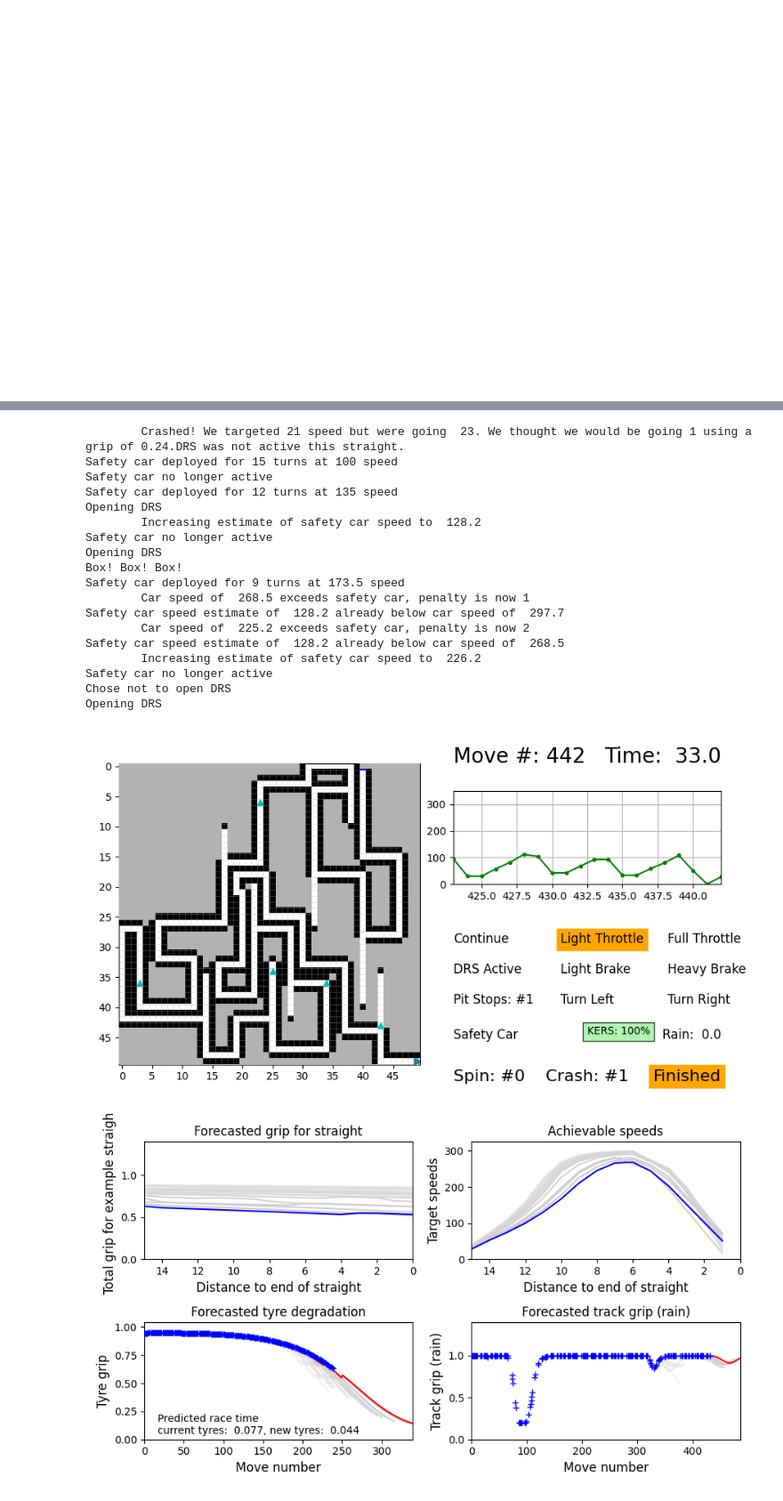
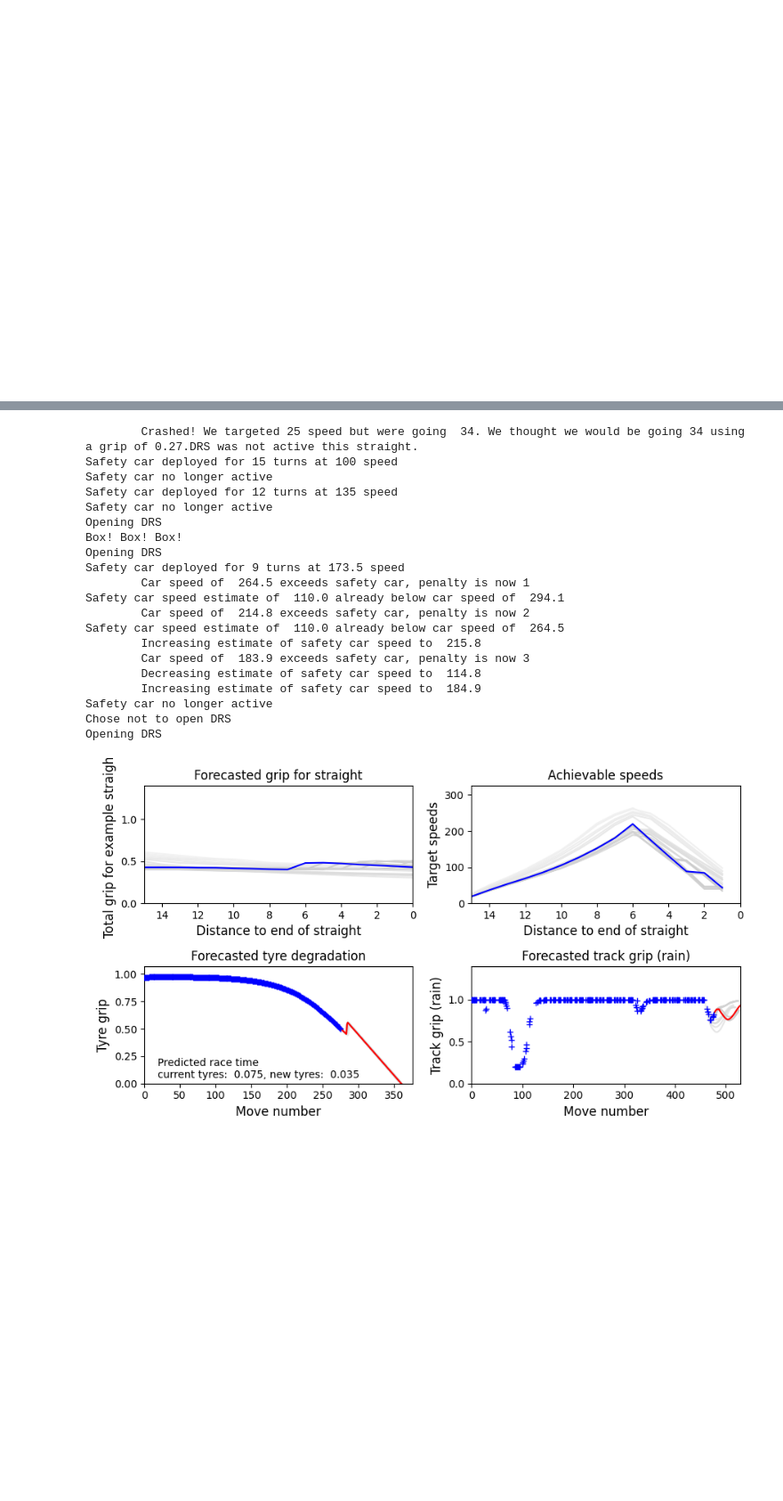
Before and after one commit to AnirbaanGhatak/RL_project, a Jupyter notebook: level4_prodriver.ipynb, the cells around one changed output, grey strips where cells are left out. Shown at 89% size. Saved outputs shown, nothing was run; the diff lists cells and outputs as text; code cells hidden in the pictures; blank space fills up the shorter version.

```diff
--- a/level4_prodriver.ipynb
+++ b/level4_prodriver.ipynb
@@ -528,10 +526,7 @@ print('Running initial training races...')
 season = Season(level=Level.Pro)
 season.race(
     driver=driver,
-    track_indices=range(4),    # First two tracks for training
-    use_weather=True,
-    use_safety_car=True,
-    use_drs=True
+    track_indices=range(2),    # First two tracks for training
 )
 print('Training complete.')
 
@@ -542,10 +537,6 @@ season.race(
     driver=driver,
     track_indices=[5],        # Using built-in track #5
     plot=True,               # Enable visualization
-    use_weather=True,        # Enable weather system
-    use_safety_car=True,     # Enable safety car
-    use_drs=True            # Enable DRS
 )
-plt.show()
 plt.close()
 # %% [output]
@@ -553,20 +544,21 @@ plt.close()
-        Crashed! We targeted 21 speed but were going  23. We thought we would be going 1 using a grip of 0.24.DRS was not active this straight.
+        Crashed! We targeted 25 speed but were going  34. We thought we would be going 34 using a grip of 0.27.DRS was not active this straight.
 Safety car deployed for 15 turns at 100 speed
 Safety car no longer active
 Safety car deployed for 12 turns at 135 speed
-Opening DRS
-        Increasing estimate of safety car speed to  128.2
 Safety car no longer active
 Opening DRS
 Box! Box! Box!
+Opening DRS
 Safety car deployed for 9 turns at 173.5 speed
-        Car speed of  268.5 exceeds safety car, penalty is now 1
-Safety car speed estimate of  128.2 already below car speed of  297.7
-        Car speed of  225.2 exceeds safety car, penalty is now 2
-Safety car speed estimate of  128.2 already below car speed of  268.5
-        Increasing estimate of safety car speed to  226.2
+        Car speed of  264.5 exceeds safety car, penalty is now 1
+Safety car speed estimate of  110.0 already below car speed of  294.1
+        Car speed of  214.8 exceeds safety car, penalty is now 2
+Safety car speed estimate of  110.0 already below car speed of  264.5
+        Increasing estimate of safety car speed to  215.8
+        Car speed of  183.9 exceeds safety car, penalty is now 3
+        Decreasing estimate of safety car speed to  114.8
+        Increasing estimate of safety car speed to  184.9
 Safety car no longer active
 Chose not to open DRS
 Opening DRS
-[figure, old version]
+[figure, new version]
-[figure, removed]
```
Also changed, not shown: parts of 8 cells of this notebook.
